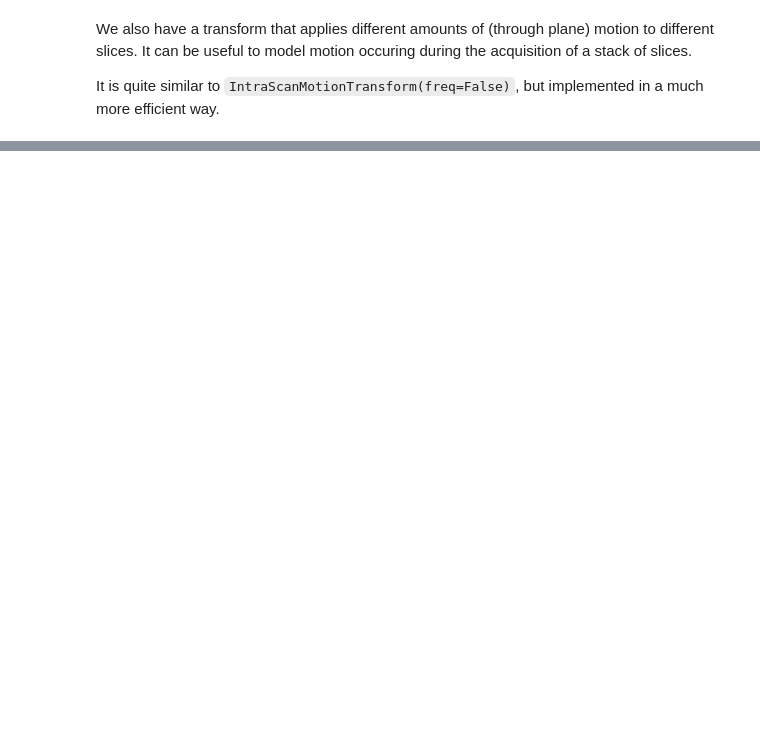
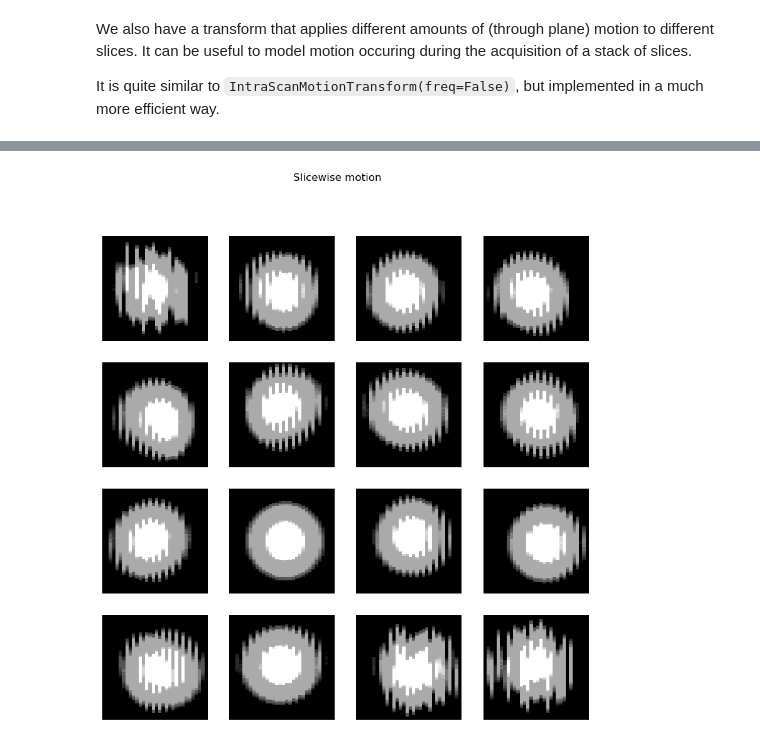
Before and after one commit to balbasty/cornucopia, a Jupyter notebook: docs/examples/motion.ipynb, the cells around one changed output, grey strips where cells are left out. Saved outputs shown, nothing was run; the diff lists cells and outputs as text; code cells hidden in the pictures; blank space fills up the shorter version.

```diff
--- a/docs/examples/motion.ipynb
+++ b/docs/examples/motion.ipynb
@@ -116,0 +117,15 @@ plt.show()
+# %%
+trf = RandomThroughSliceAffineTransform(spacing=4, subsample=2)
+
+shape = [4, 4]
+plt.rcParams["figure.figsize"] = (15, 15)
+
+plt.figure(figsize=(10, 10))
+for i in range(shape[0] * shape[1]):
+    plt.subplot(*shape, i+1)
+    plt.imshow(trf(mag).squeeze(), cmap='gray', interpolation='nearest')
+    plt.axis('off')
+plt.suptitle('Slicewise motion')
+plt.show()
+# %% [output]
+[figure, added]
```
Also changed, not shown: parts of 5 cells of this notebook, 7 other files.
